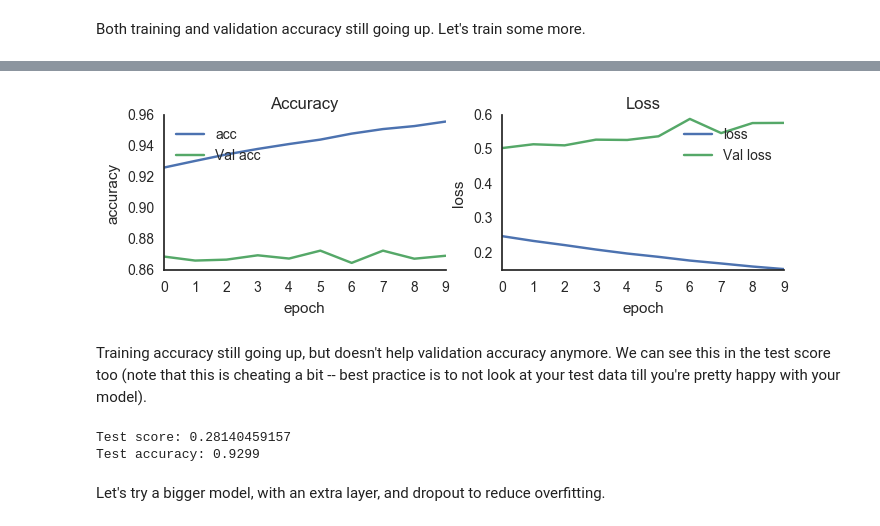
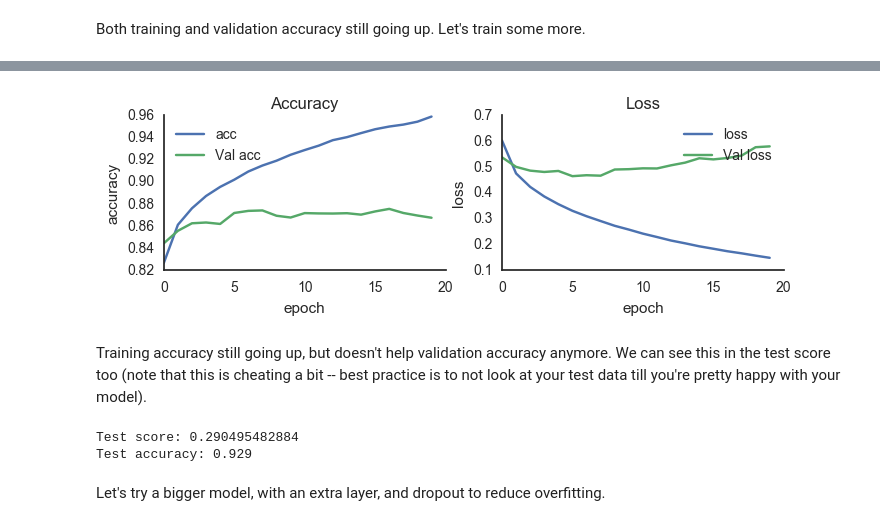
Before and after one commit to shnayder/deep-learning-workshop, a Jupyter notebook: 02-notmnist-mlp-keras.ipynb, the cells around one changed output, grey strips where cells are left out. Saved outputs shown, nothing was run; the diff lists cells and outputs as text; code cells hidden in the pictures.

```diff
--- a/02-notmnist-mlp-keras.ipynb
+++ b/02-notmnist-mlp-keras.ipynb
@@ -126,7 +174,7 @@ plot_training_curves(history.history);
 # %% [markdown]
 Both training and validation accuracy still going up. Let's train some more.
 # %%
-history = model.fit(x_train, y_train,
+history2 = model.fit(x_train, y_train,
                     batch_size=batch_size, nb_epoch=nb_epoch,
                     verbose=1, validation_data=(x_valid, y_valid))
 # %% [output]
@@ -150,8 +198,7 @@ Epoch 10/10
-# %%
-# TODO: merge old and new histories?
-plot_training_curves(history.history);
-# %% [output]
-[figure, removed]
+# %%
+plot_training_curves(combine_histories(history.history, history2.history));
+# %% [output]
+[figure, added]
 # %% [markdown]
 Training accuracy still going up, but doesn't help validation accuracy anymore. We can see this in the test score too (note that this is cheating a bit -- best practice is to not look at your test data till you're pretty happy with your model).
 # %%
@@ -159,8 +206,8 @@ score = model.evaluate(x_test, y_test, verbose=0)
 print('Test score:', score[0])
 print('Test accuracy:', score[1])
 # %% [output]
-Test score: 0.28140459157
-Test accuracy: 0.9299
+Test score: 0.290495482884
+Test accuracy: 0.929
 # %% [markdown]
 Let's try a bigger model, with an extra layer, and dropout to reduce overfitting.
 # %%
```
Also changed, not shown: parts of 23 cells of this notebook, 1 other file.
